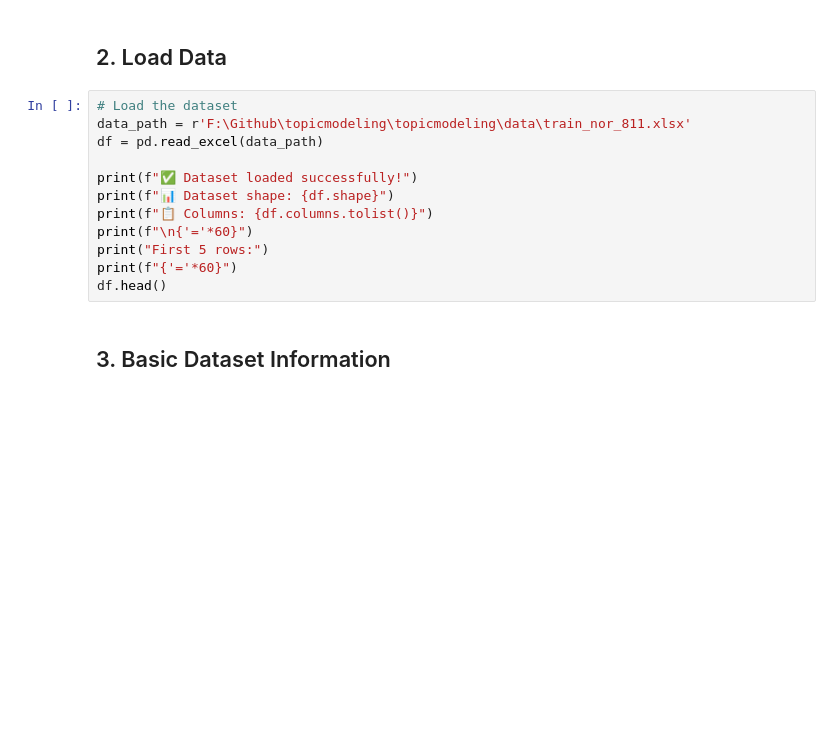
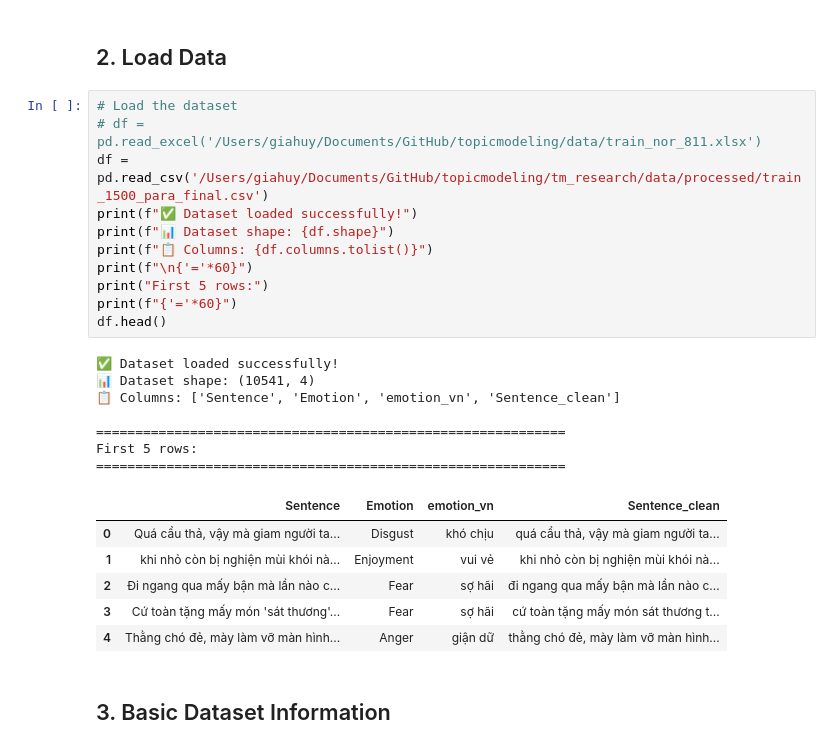
Before and after one commit to giahuy1310/topicmodeling, a Jupyter notebook: tm_research/EDA.ipynb, the cells around one changed output. Saved outputs shown, nothing was run; the diff lists cells and outputs as text; blank space fills up the shorter version.

```diff
--- a/tm_research/EDA.ipynb
+++ b/tm_research/EDA.ipynb
@@ -24,16 +26,29 @@ print("✅ Libraries imported successfully!")
 ## 2. Load Data
 # %%
 # Load the dataset
-data_path = r'F:\Github\topicmodeling\topicmodeling\data\train_nor_811.xlsx'
-df = pd.read_excel(data_path)
-
+# df = pd.read_excel('/Users/giahuy/Documents/GitHub/topicmodeling/data/train_nor_811.xlsx')
+df = pd.read_csv('/Users/giahuy/Documents/GitHub/topicmodeling/tm_research/data/processed/train_1500_para_final.csv')
 print(f"✅ Dataset loaded successfully!")
 print(f"📊 Dataset shape: {df.shape}")
 print(f"📋 Columns: {df.columns.tolist()}")
 print(f"\n{'='*60}")
 print("First 5 rows:")
 print(f"{'='*60}")
 df.head()
+# %% [output]
+✅ Dataset loaded successfully!
+📊 Dataset shape: (10541, 4)
+📋 Columns: ['Sentence', 'Emotion', 'emotion_vn', 'Sentence_clean']
+
+============================================================
+First 5 rows:
+============================================================
+|  | Sentence | Emotion | emotion_vn | Sentence_clean |
+| 0 | Quá cẩu thả, vậy mà giam người ta... | Disgust | khó chịu | quá cẩu thả, vậy mà giam người ta... |
+| 1 | khi nhỏ còn bị nghiện mùi khói nà... | Enjoyment | vui vẻ | khi nhỏ còn bị nghiện mùi khói nà... |
+| 2 | Đi ngang qua mấy bận mà lần nào c... | Fear | sợ hãi | đi ngang qua mấy bận mà lần nào c... |
+| 3 | Cứ toàn tặng mấy món 'sát thương'... | Fear | sợ hãi | cứ toàn tặng mấy món sát thương t... |
+| 4 | Thằng chó đẻ, mày làm vỡ màn hình... | Anger | giận dữ | thằng chó đẻ, mày làm vỡ màn hình... |
 # %% [markdown]
 ## 3. Basic Dataset Information
 # %%
```
Also changed, not shown: parts of 11 cells of this notebook, 9 other files.
